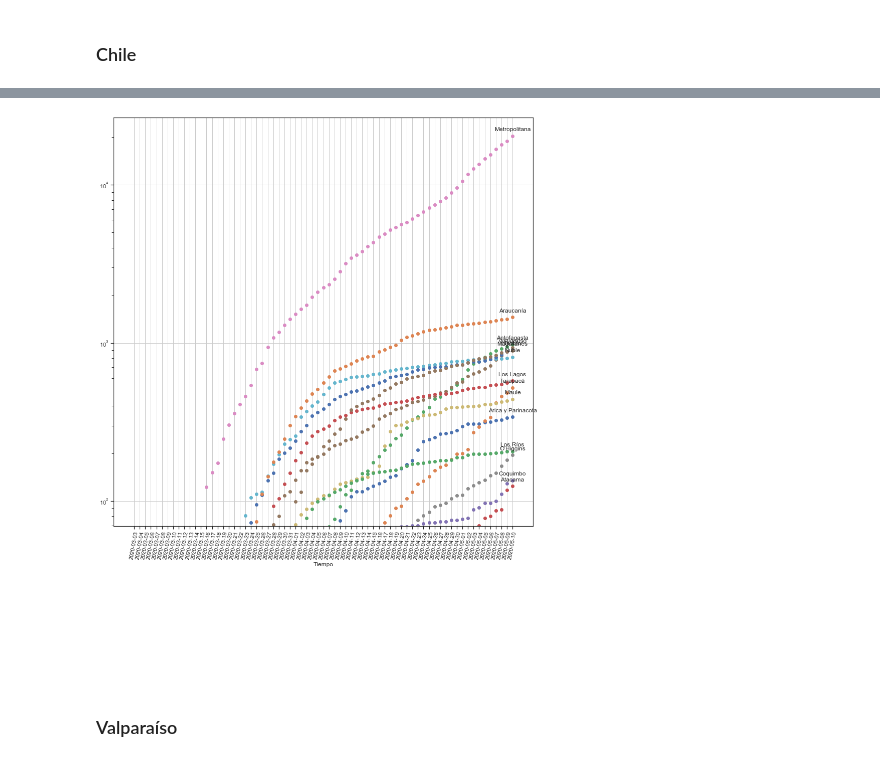
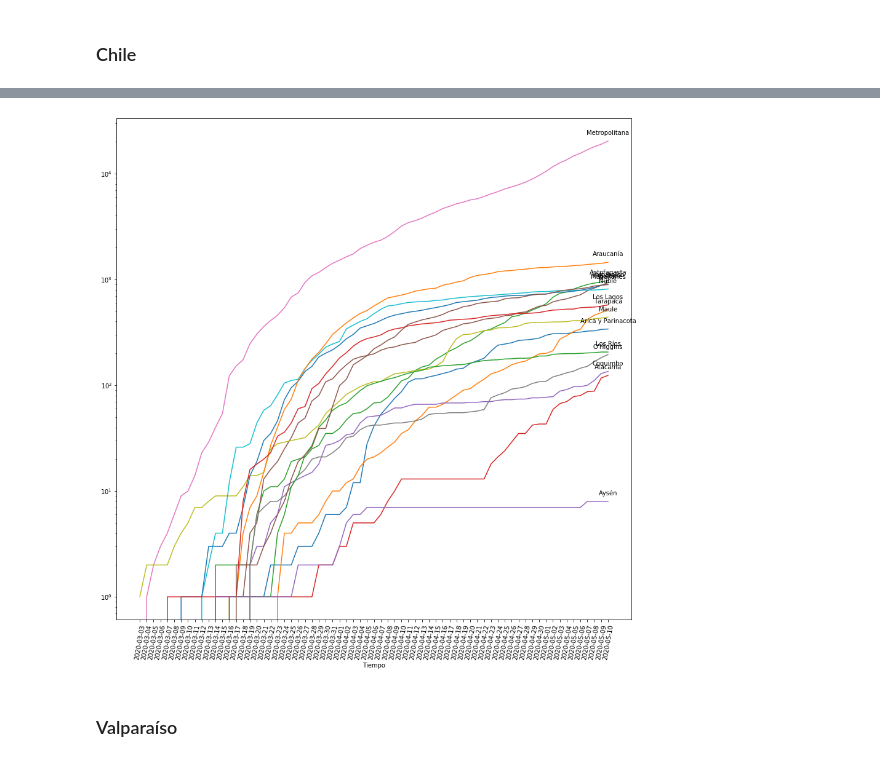
Before and after one commit to EdGoll/doctorado, a Jupyter notebook: Mineria_de_Datos/Taller_01/Taller_01.ipynb, the cells around one changed output, grey strips where cells are left out. Cells and saved outputs as stored; diff of their text form; code cells hidden in the pictures.

```diff
--- a/Mineria_de_Datos/Taller_01/Taller_01.ipynb
+++ b/Mineria_de_Datos/Taller_01/Taller_01.ipynb
@@ -190,36 +190,37 @@ plt.grid(True)
 regiones = []
 #for i in range(0, 20353): #(int i=0; i<20353; i+=50)
 yE = np.arange(0, 20353, 300)
 reg = df.columns
 
 for r in reg:
     if(r != 'Region') :
         regiones.append(r)
 
 fig, ax1 = plt.subplots(figsize = (15,15))
 for region in regiones:
-    chart=ax1.scatter(df['Region'], df[region])
+    #chart=ax1.scatter(df['Region'], df[region])
+    chart=ax1.plot(df['Region'], df[region])
     #for x,y in zip(df['Region'],df[region]):
     x1 =df['Region']
     y1 =df[region]
     x=x1[len(x1)-1]
     y=y1[len(y1)-1]
     label = region # this method is called for each point
     plt.annotate(label, # this is the text
     (x,y), # this is the point to label
     textcoords="offset points", # how to position the text
     xytext=(0,10), # distance from text to points (x,y)
     ha='center') # horizontal alignment can be left, right or center
 
 #legend1 = ax1.legend(*chart.legend_elements(num=len(regiones)),loc="upper left", title="Ranking")
 #ax1.add_artist(legend1)
 plt.xticks(rotation=80)
 plt.xlabel('Tiempo');
 ax1.set_yticks(yE)
 plt.yscale('log')
-plt.grid(True)
+#plt.grid(True)
 # %% [output]
-[figure, old version]
+[figure, new version]
 # %% [markdown]
 ### Valparaíso
 # %%
```
Also changed, not shown: parts of 7 cells of this notebook.
